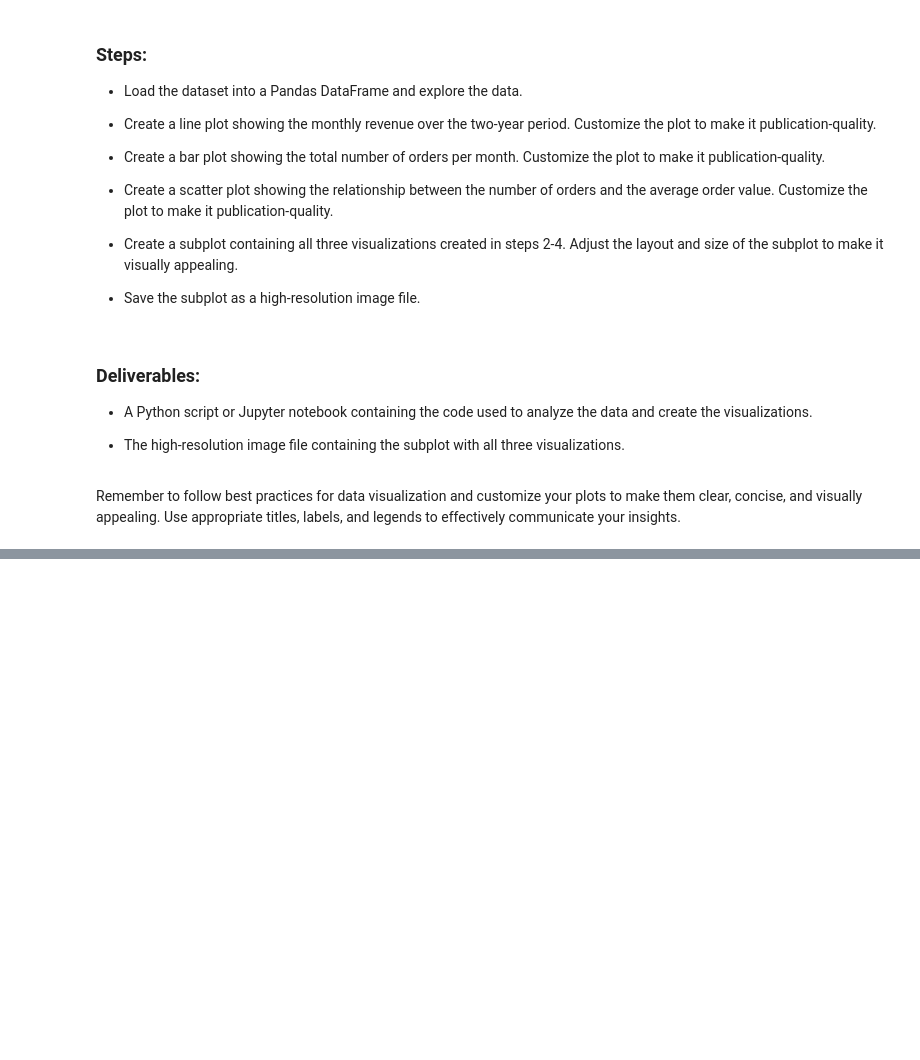
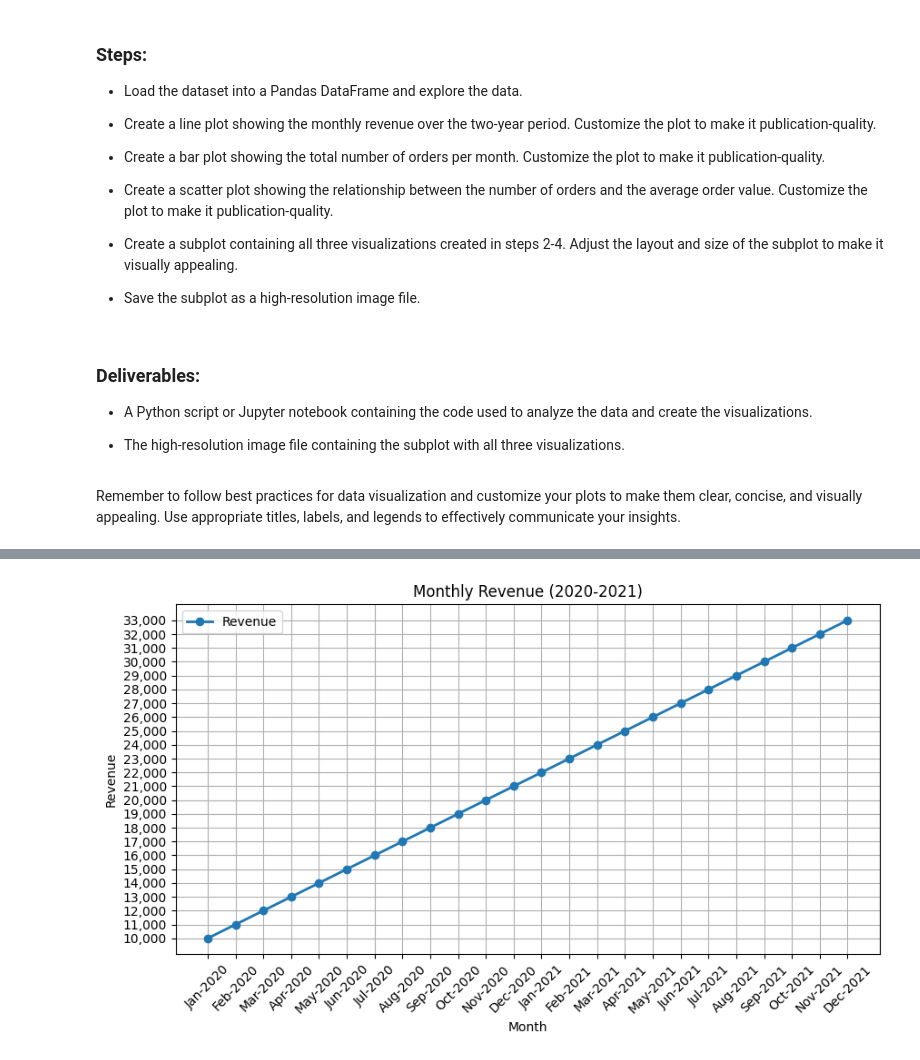
Before and after one commit to JoeNCooper/December_Cohort_Resources, a Jupyter notebook: 15_Matplotlib/15 Matplotlib.ipynb, the cells around one changed output, grey strips where cells are left out. Saved outputs shown, nothing was run; the diff lists cells and outputs as text; code cells hidden in the pictures; blank space fills up the shorter version.

Commit message:
Matplotlib

```diff
--- a/15_Matplotlib/15 Matplotlib.ipynb
+++ b/15_Matplotlib/15 Matplotlib.ipynb
@@ -616,0 +619,88 @@ Remember to follow best practices for data visualization and customize your plot
+# %%
+import pandas as pd
+import numpy as np
+import matplotlib.pyplot as plt
+
+# Load the dataset
+data = '''Month,Revenue,Orders,Average_Order_Value
+Jan-2020,10000,200,50
+Feb-2020,11000,220,50
+...
+Dec-2021,33000,660,50'''
+
+# Read the CSV data into a Pandas DataFrame
+
+df = pd.read_csv("../data/jumta.csv")
+
+# Line plot of monthly revenue
+plt.figure(figsize=(10, 5))
+plt.plot(df['Month'], df['Revenue'], marker='o', linestyle='-', linewidth=2, label='Revenue')
+plt.title('Monthly Revenue (2020-2021)')
+plt.xlabel('Month')
+plt.ylabel('Revenue')
+plt.xticks(rotation=45)
+plt.grid()
+plt.legend()
+plt.show()
+
+# Bar plot of total number of orders per month
+plt.figure(figsize=(10, 5))
+plt.bar(df['Month'], df['Orders'], color='orange', label='Orders')
+plt.title('Monthly Orders (2020-2021)')
+plt.xlabel('Month')
+plt.ylabel('Number of Orders')
+plt.xticks(rotation=45)
+plt.grid(axis='y')
+plt.legend()
+plt.show()
+
+# Scatter plot of number of orders vs average order value
+plt.figure(figsize=(10, 5))
+plt.scatter(df['Orders'], df['Average_Order_Value'], color='green', label='Order Value')
+plt.title('Number of Orders vs Average Order Value (2020-2021)')
+plt.xlabel('Number of Orders')
+plt.ylabel('Average Order Value')
+plt.grid()
+plt.legend()
+plt.show()
+
+# Create a subplot with all three visualizations
+fig, (ax1, ax2, ax3) = plt.subplots(nrows=3, ncols=1, figsize=(12, 18))
+
+# Line plot of monthly revenue
+ax1.plot(df['Month'], df['Revenue'], marker='o', linestyle='-', linewidth=2, label='Revenue')
+ax1.set_title('Monthly Revenue (2020-2021)')
+ax1.set_xlabel('Month')
+ax1.set_ylabel('Revenue')
+ax1.tick_params(axis='x', rotation=45)
+ax1.grid()
+ax1.legend()
+
+
+
+#How did the number of orders change each month during the two-year period?
+# Bar plot of total number of orders per month
+ax2.bar(df['Month'], df['Orders'], color='orange', label='Orders')
+ax2.set_title('Monthly Orders (2020-2021)')
+ax2.set_xlabel('Month')
+ax2.set_ylabel('Number of Orders')
+ax2.tick_params(axis='x', rotation=45)
+ax2.grid(axis='y')
+ax2.legend()
+
+# Is there any relationship between the number of orders and the average order
+# Scatter plot of number of orders vs average order value
+ax3.scatter(df['Orders'], df['Average_Order_Value'], color='green', label='Order Value')
+ax3.set_title('Number of Orders vs Average Order Value (2020-2021)')
+ax3.set_xlabel('Number of Orders')
+ax3.set_ylabel('Average Order Value')
+ax3.grid()
+ax3.legend()
+
+
+# Save the subplot as a high-resolution image file.
+plt.tight_layout()
+plt.savefig('sales_data_analysis.png', dpi=300)
+plt.show()
+# %% [output]
+[figure, added]
```
Also changed, not shown: parts of 2 cells of this notebook, 1 other file.
